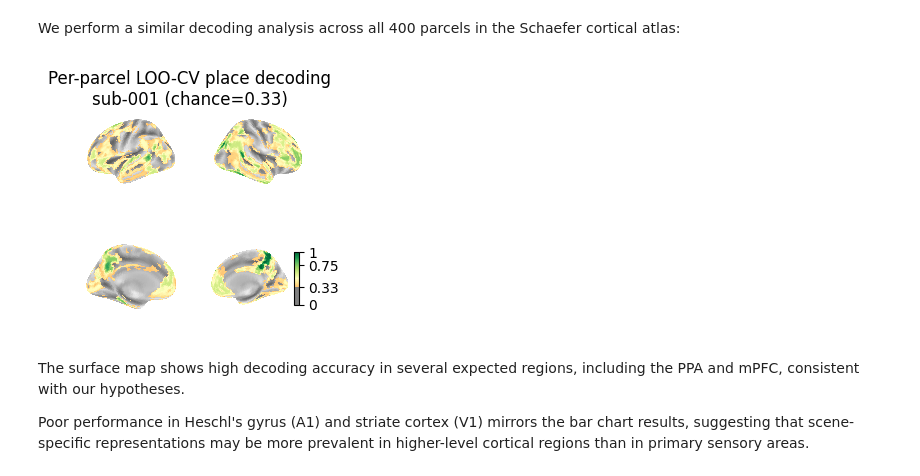
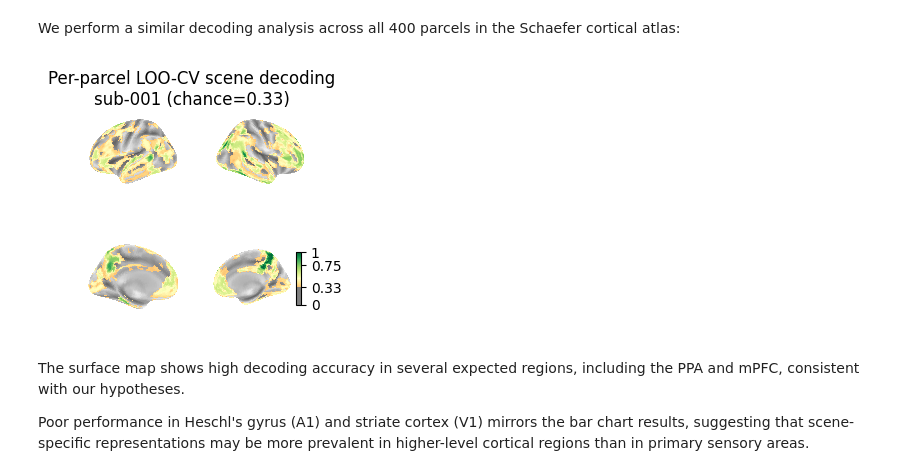
Before and after one commit to logflash/neu-scene-decoding, a Jupyter notebook: main.ipynb, the cells around one changed output. Saved outputs shown, nothing was run; the diff lists cells and outputs as text; code cells hidden in the pictures.

```diff
--- a/main.ipynb
+++ b/main.ipynb
@@ -641,7 +641,7 @@ for bar, p in zip(bars_obs, pvals):
 ax.set_xticks(x)
 ax.set_xticklabels(rois)
 ax.set_ylabel('Accuracy (LOO-CV)')
-ax.set_title(f'Place decoding vs. permutation baseline — {sub1}')
+ax.set_title(f'Scene decoding vs. permutation baseline — {sub1}')
 ax.set_ylim(0, 1)
 ax.set_yticks(np.arange(0, 1.1, 0.25))
 ax.legend()
@@ -693,35 +693,35 @@ result_img = new_img_like(schaefer_img, result_vol)
 
 # ── Surface plot ──────────────────────────────────────────────────────────────
 fsaverage = datasets.fetch_surf_fsaverage('fsaverage5')
 fig = plt.figure(figsize=(3, 3))
 fig.suptitle(
-    f'Per-parcel LOO-CV place decoding\n{surf_sub} (chance={chance:.2f})',
+    f'Per-parcel LOO-CV scene decoding\n{surf_sub} (chance={chance:.2f})',
     fontsize=12
 )
 for i, (hemi, view) in enumerate([
     ('left',  'lateral'),
     ('right', 'lateral'),
     ('left',  'medial'),
     ('right', 'medial'),
 ]):
     texture = surface.vol_to_surf(result_img, fsaverage[f'pial_{hemi}'])
     ax = fig.add_subplot(2, 2, i + 1, projection='3d')
     plotting.plot_surf_stat_map(
         fsaverage[f'infl_{hemi}'],
         texture,
         hemi=hemi,
         view=view,
         bg_map=fsaverage[f'sulc_{hemi}'],
         cmap='RdYlGn',
         vmax=1.0,
         threshold=chance,
         colorbar=(i == 3),
         symmetric_cbar=False,
         axes=ax,
     )
 plt.show()
 # %% [output]
-[figure, old version]
+[figure, new version]
 # %% [markdown]
 The surface map shows high decoding accuracy in several expected regions, including the PPA and mPFC, consistent with our hypotheses.
 
```
Also changed, not shown: parts of 24 cells of this notebook, 2 other files.
